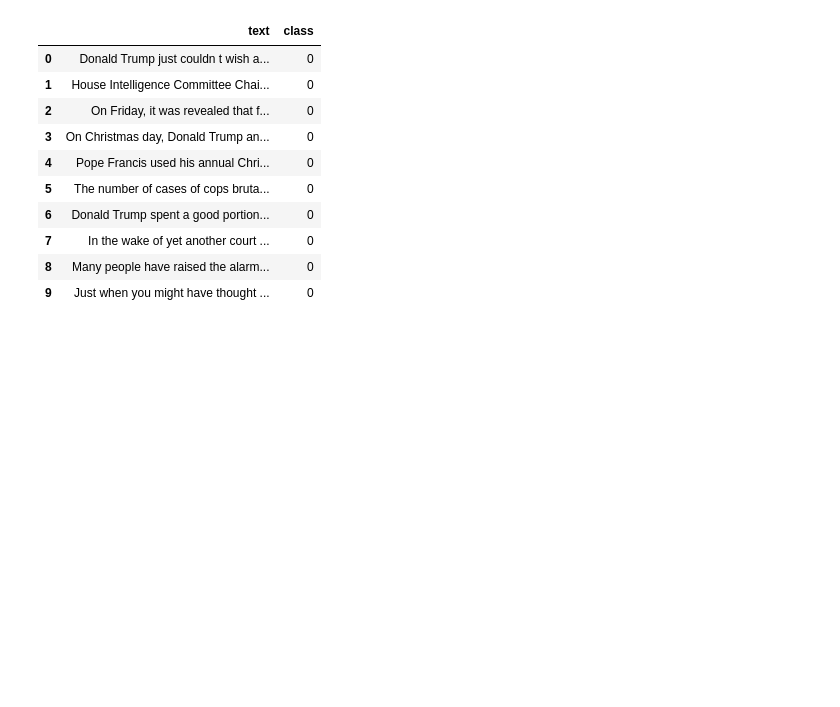
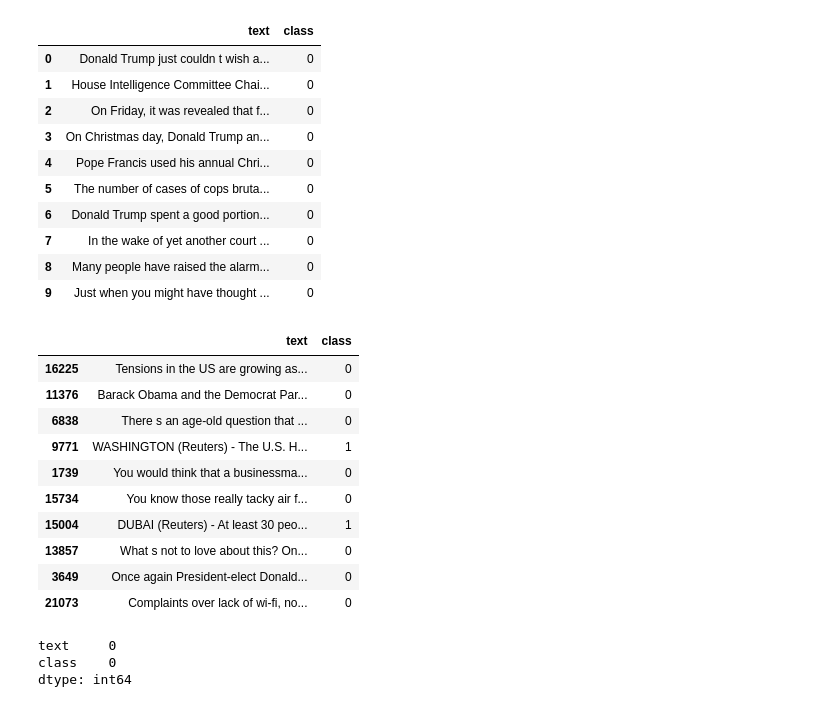
Before and after one commit to 2036saharsha/FakeNewsDetection, a Jupyter notebook: fakenews.ipynb, the cells around one changed output. Drawn from its saved outputs; the diff is of its cells as text; code cells hidden in the pictures; blank space fills up the shorter version.

```diff
--- a/fakenews.ipynb
+++ b/fakenews.ipynb
@@ -134,3 +134,25 @@ df.head(10)
 | 7 | In the wake of yet another court ... | 0 |
 | 8 | Many people have raised the alarm... | 0 |
 | 9 | Just when you might have thought ... | 0 |
+# %%
+df=df.sample(frac=1)
+# %%
+df.head(10)
+# %% [output]
+|  | text | class |
+| 16225 | Tensions in the US are growing as... | 0 |
+| 11376 | Barack Obama and the Democrat Par... | 0 |
+| 6838 | There s an age-old question that ... | 0 |
+| 9771 | WASHINGTON (Reuters) - The U.S. H... | 1 |
+| 1739 | You would think that a businessma... | 0 |
+| 15734 | You know those really tacky air f... | 0 |
+| 15004 | DUBAI (Reuters) - At least 30 peo... | 1 |
+| 13857 | What s not to love about this? On... | 0 |
+| 3649 | Once again President-elect Donald... | 0 |
+| 21073 | Complaints over lack of wi-fi, no... | 0 |
+# %%
+df.isnull().sum()
+# %% [output]
+text     0
+class    0
+dtype: int64
```
